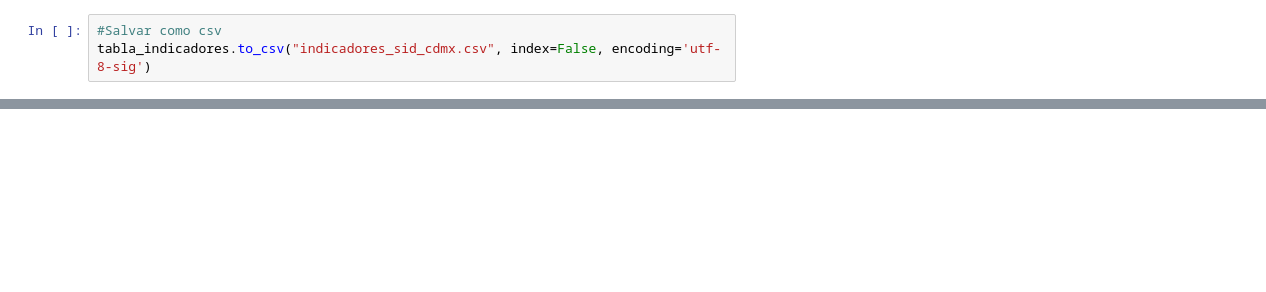
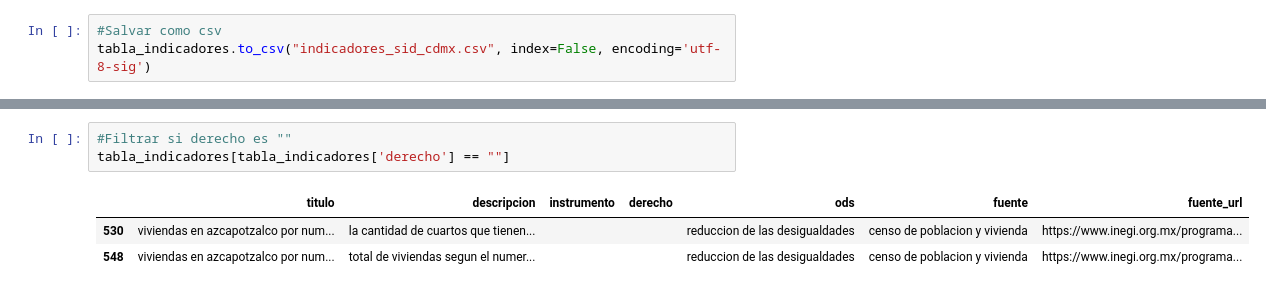
Before and after one commit to cpyp-ipdp/sid_cdmx, a Jupyter notebook: extrae_indicadores_sid_cdmx.ipynb, the cells around one changed output, grey strips where cells are left out. Cells and saved outputs as stored; diff of their text form; blank space fills up the shorter version.

```diff
--- a/extrae_indicadores_sid_cdmx.ipynb
+++ b/extrae_indicadores_sid_cdmx.ipynb
@@ -100,0 +249,7 @@ tabla_indicadores.to_csv("indicadores_sid_cdmx.csv", index=False, encoding='utf-
+# %%
+#Filtrar si derecho es ""
+tabla_indicadores[tabla_indicadores['derecho'] == ""]
+# %% [output]
+|  | titulo | descripcion | instrumento | derecho | ods | fuente | fuente_url |
+| 530 | viviendas en azcapotzalco por num... | la cantidad de cuartos que tienen... |  |  | reduccion de las desigualdades | censo de poblacion y vivienda | https://www.inegi.org.mx/programa... |
+| 548 | viviendas en azcapotzalco por num... | total de viviendas segun el numer... |  |  | reduccion de las desigualdades | censo de poblacion y vivienda | https://www.inegi.org.mx/programa... |
```
Also changed, not shown: parts of 24 cells of this notebook.
